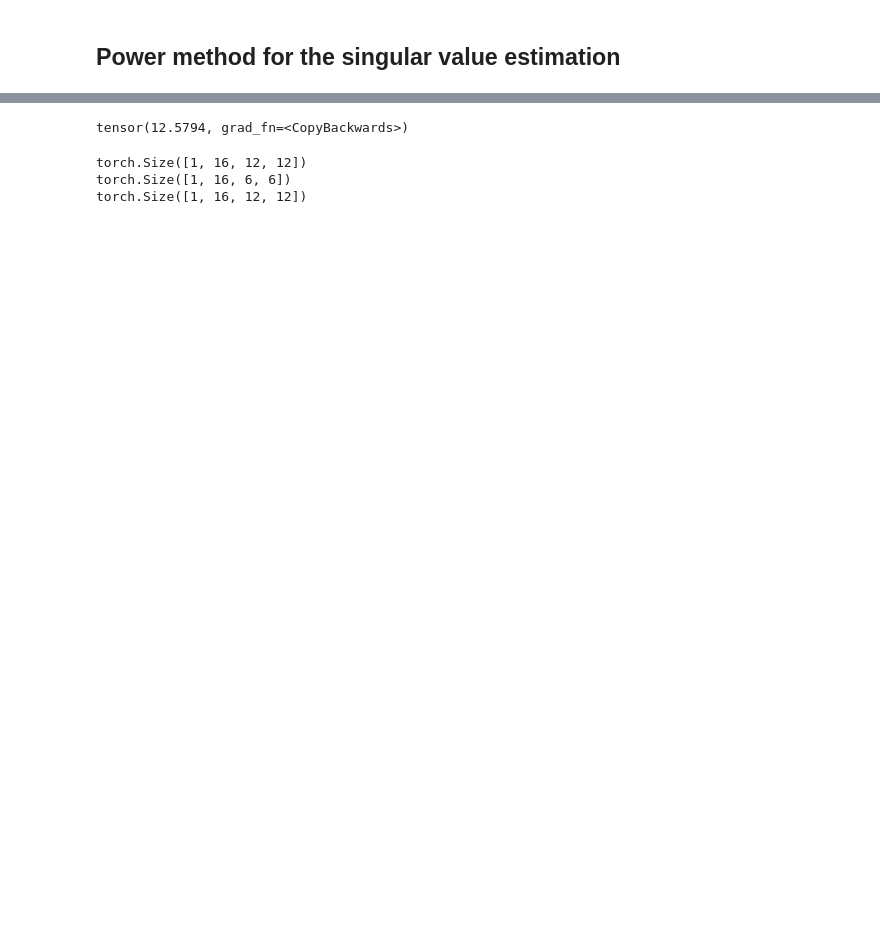
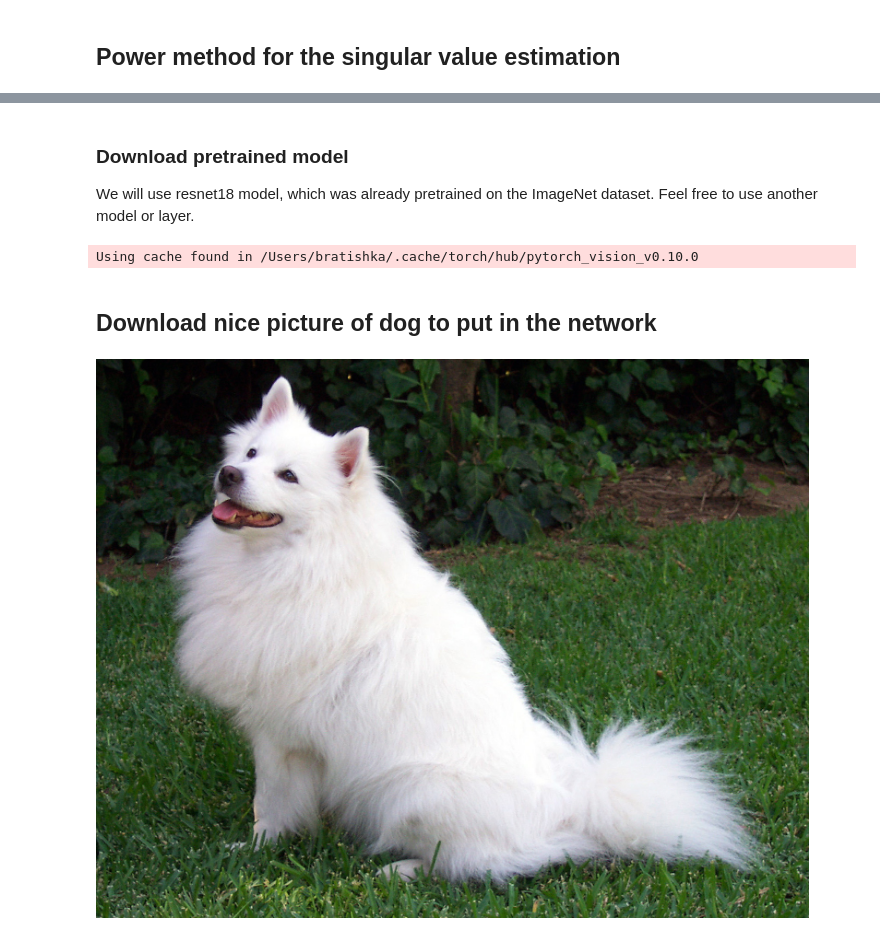
Before and after one commit to MerkulovDaniil/optim, a Jupyter notebook: assets/Notebooks/Neural_Lipschitz.ipynb, the cells around one changed output, grey strips where cells are left out. Saved outputs shown, nothing was run; the diff lists cells and outputs as text; code cells hidden in the pictures; blank space fills up the shorter version.

```diff
--- a/assets/Notebooks/Neural_Lipschitz.ipynb
+++ b/assets/Notebooks/Neural_Lipschitz.ipynb
@@ -282,26 +17,41 @@ tensor(12.5794, grad_fn=<CopyBackwards>)
-# %%
-torch.norm(list(conv1_custom.parameters())[0])
-# %% [output]
-tensor(12.5794, grad_fn=<CopyBackwards>)
-# %%
-import torch
-import torch.nn as nn
-# With square kernels and equal stride
-m = nn.ConvTranspose2d(16, 33, 3, stride=2)
-# non-square kernels and unequal stride and with padding
-m = nn.ConvTranspose2d(16, 33, (3, 5), stride=(2, 1), padding=(4, 2))
-input = torch.randn(20, 16, 50, 100)
-output = m(input)
-# exact output size can be also specified as an argument
-input = torch.randn(1, 16, 12, 12)
-print(input.size())
-downsample = nn.Conv2d(16, 16, 3, stride=2, padding=1)
-upsample = nn.ConvTranspose2d(16, 16, 3, stride=2, padding=1)
-h = downsample(input)
-print(h.size())
-output = upsample(h, output_size=input.size())
-print(output.size())
-# %% [output]
-torch.Size([1, 16, 12, 12])
-torch.Size([1, 16, 6, 6])
-torch.Size([1, 16, 12, 12])
+# %% [markdown]
+### Download pretrained model
+We will use resnet18 model, which was already pretrained on the ImageNet dataset. Feel free to use another model or layer.
+# %%
+import torch
+import random
+import copy
+import numpy as np
+from matplotlib import pyplot as plt
+model = torch.hub.load('pytorch/vision:v0.10.0', 'resnet18', pretrained=True)
+# %% [output]
+Using cache found in /Users/bratishka/.cache/torch/hub/pytorch_vision_v0.10.0
+# %% [markdown]
+## Download nice picture of dog to put in the network
+# %%
+import urllib
+url, filename = ("https://github.com/pytorch/hub/raw/master/images/dog.jpg", "dog.jpg")
+try: urllib.URLopener().retrieve(url, filename)
+except: urllib.request.urlretrieve(url, filename)
+
+# sample execution (requires torchvision)
+from PIL import Image
+from torchvision import transforms
+input_image = Image.open(filename)
+preprocess = transforms.Compose([
+    transforms.Resize(256),
+    transforms.CenterCrop(224),
+    transforms.ToTensor(),
+    transforms.Normalize(mean=[0.485, 0.456, 0.406], std=[0.229, 0.224, 0.225]),
+])
+input_tensor = preprocess(input_image)
+input_batch = input_tensor.unsqueeze(0) # create a mini-batch as expected by the model
+
+# move the input and model to GPU for speed if available
+if torch.cuda.is_available():
+    input_batch = input_batch.to('cuda')
+    model.to('cuda')
+
+display(input_image)
+# %% [output]
+[figure, added]
```
Also changed, not shown: parts of 34 cells of this notebook.
